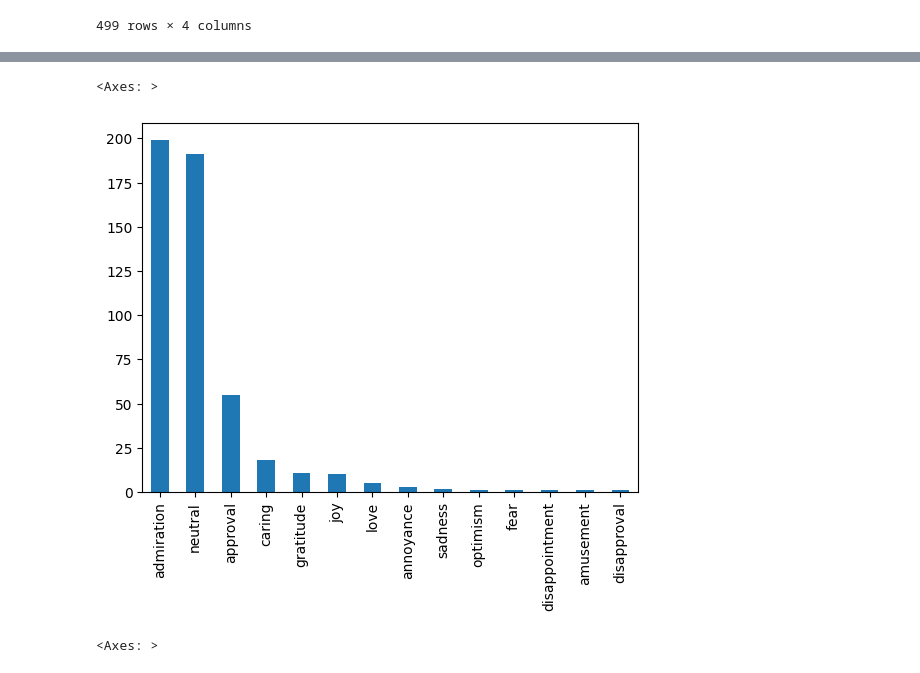
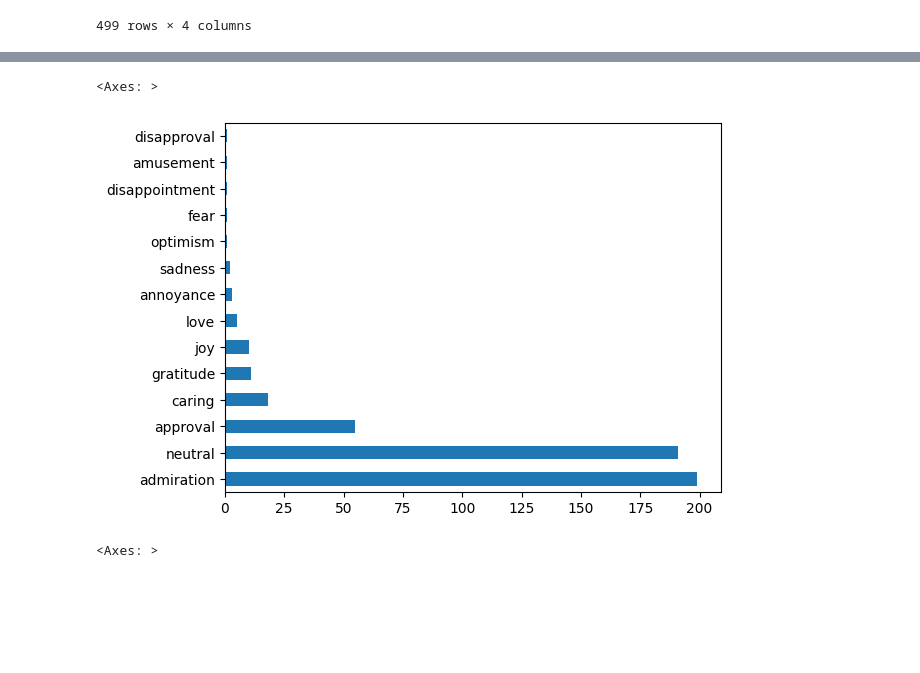
Before and after one commit to janduplessis883/friends-and-family-test-analysis, a Jupyter notebook: notebooks/exploration.ipynb, the cells around one changed output, grey strips where cells are left out. Drawn from its saved outputs; the diff is of its cells as text; code cells hidden in the pictures; blank space fills up the shorter version.

```diff
--- a/notebooks/exploration.ipynb
+++ b/notebooks/exploration.ipynb
@@ -62,8 +62,8 @@ data2
 # %%
-data2['classif'].value_counts().plot(kind='bar')
+data2['classif'].value_counts().plot(kind='barh')
 # %% [output]
 <Axes: >
-[figure, old version]
+[figure, new version]
 # %%
 data2['sentiment'].value_counts().plot()
 # %% [output]
```
Also changed, not shown: parts of 4 cells of this notebook, 2 other files.
